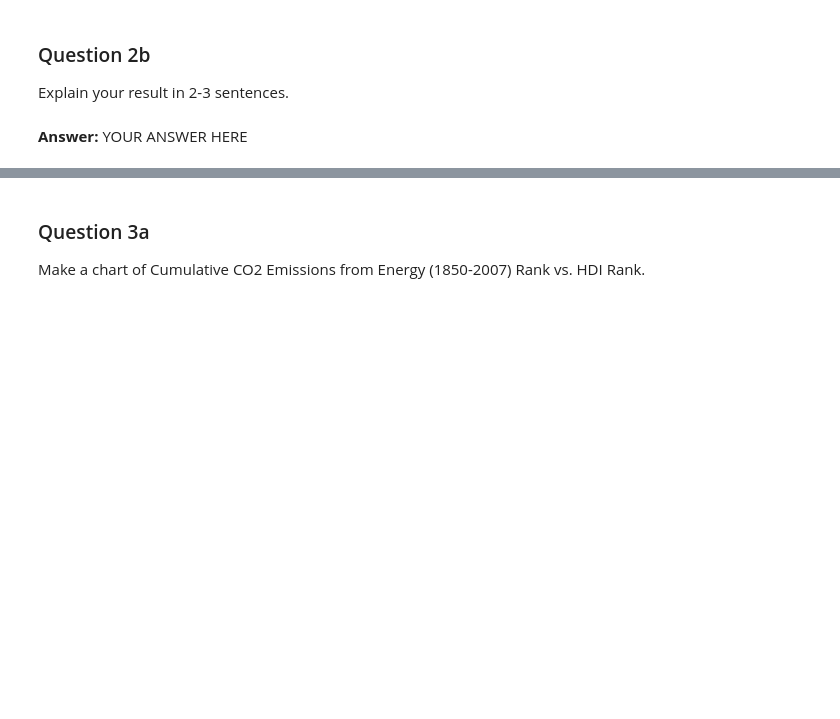
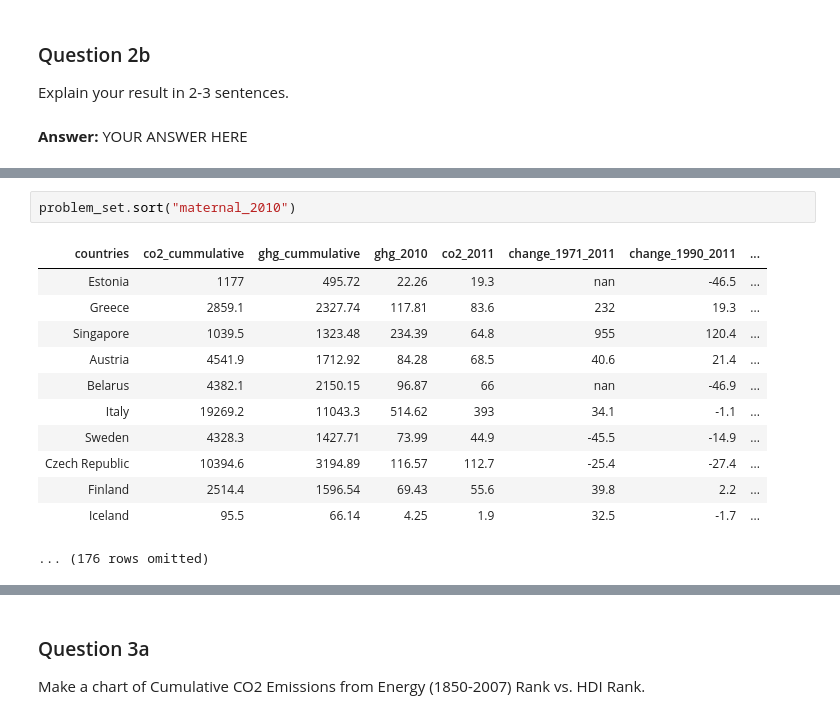
Before and after one commit to ds-modules/E-157AC, a Jupyter notebook: ProblemSet3/Problem Set 3.ipynb, the cells around one changed output, grey strips where cells are left out. Drawn from its saved outputs; the diff is of its cells as text; blank space fills up the shorter version.

```diff
--- a/ProblemSet3/Problem Set 3.ipynb
+++ b/ProblemSet3/Problem Set 3.ipynb
@@ -234,0 +245,15 @@ Often
+# %%
+problem_set.sort("maternal_2010")
+# %% [output]
+| countries | co2_cummulative | ghg_cummulative | ghg_2010 | co2_2011 | change_1971_2011 | change_1990_2011 | ... |
+| Estonia | 1177 | 495.72 | 22.26 | 19.3 | nan | -46.5 | ... |
+| Greece | 2859.1 | 2327.74 | 117.81 | 83.6 | 232 | 19.3 | ... |
+| Singapore | 1039.5 | 1323.48 | 234.39 | 64.8 | 955 | 120.4 | ... |
+| Austria | 4541.9 | 1712.92 | 84.28 | 68.5 | 40.6 | 21.4 | ... |
+| Belarus | 4382.1 | 2150.15 | 96.87 | 66 | nan | -46.9 | ... |
+| Italy | 19269.2 | 11043.3 | 514.62 | 393 | 34.1 | -1.1 | ... |
+| Sweden | 4328.3 | 1427.71 | 73.99 | 44.9 | -45.5 | -14.9 | ... |
+| Czech Republic | 10394.6 | 3194.89 | 116.57 | 112.7 | -25.4 | -27.4 | ... |
+| Finland | 2514.4 | 1596.54 | 69.43 | 55.6 | 39.8 | 2.2 | ... |
+| Iceland | 95.5 | 66.14 | 4.25 | 1.9 | 32.5 | -1.7 | ... |
+... (176 rows omitted)
```
Also changed, not shown: parts of 15 cells of this notebook.
